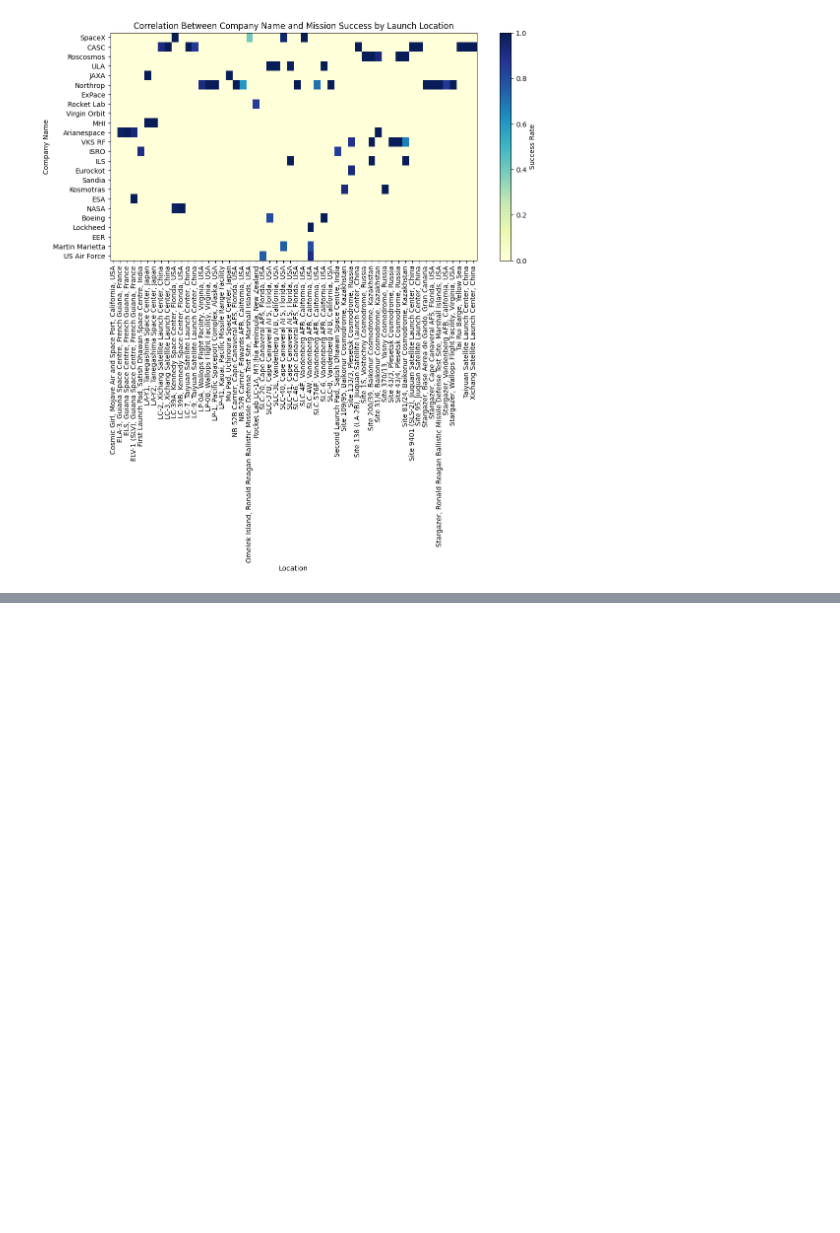
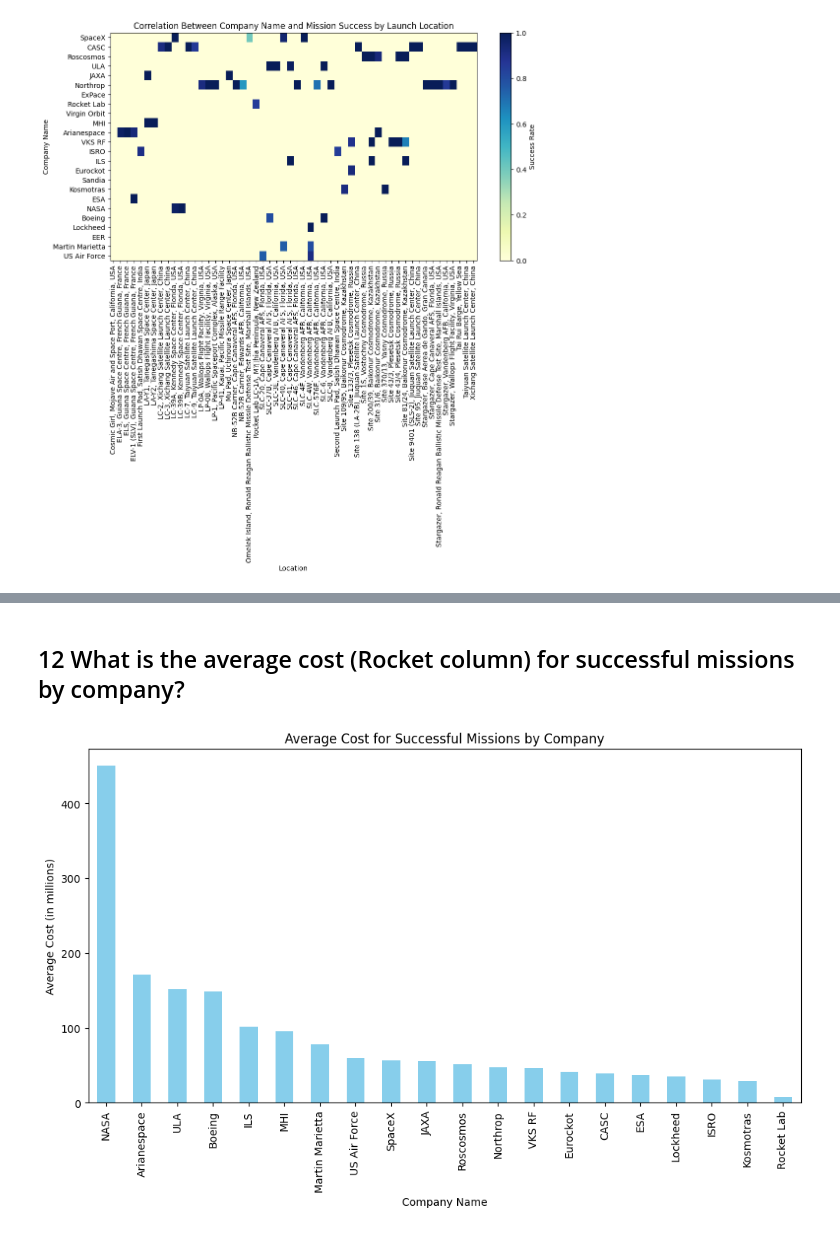
Before and after one commit to debarshee2004/space, a Jupyter notebook: src/main.ipynb, the cells around one changed output, grey strips where cells are left out. Drawn from its saved outputs; the diff is of its cells as text; code cells hidden in the pictures; blank space fills up the shorter version.

```diff
--- a/src/main.ipynb
+++ b/src/main.ipynb
@@ -462,0 +516,30 @@ plt.show()
+# %% [markdown]
+## 12 What is the average cost (Rocket column) for successful missions by company?
+# %%
+# Filter the dataset to include only successful missions
+successful_missions = df[df['Status Mission'] == 'Success']
+
+# Remove rows with missing 'Rocket' cost data
+successful_missions = successful_missions.dropna(subset=[' Rocket'])
+
+# Convert the ' Rocket' column to string and then to numeric (removing commas)
+successful_missions[' Rocket'] = successful_missions[' Rocket'].astype(str).str.replace(',', '', regex=True).astype(float)
+
+# Calculate the average cost for successful missions by company
+average_cost_by_company = successful_missions.groupby('Company Name')[' Rocket'].mean()
+
+# Sort companies by average cost (highest to lowest)
+average_cost_by_company = average_cost_by_company.sort_values(ascending=False)
+
+# Plot the data
+plt.figure(figsize=(12, 6))
+average_cost_by_company.plot(kind='bar', color='skyblue')
+plt.title('Average Cost for Successful Missions by Company')
+plt.xlabel('Company Name')
+plt.ylabel('Average Cost (in millions)')
+plt.xticks(rotation=90)  # Rotate x-axis labels for better readability
+
+# Display the plot
+plt.show()
+# %% [output]
+[figure, added]
```
Also changed, not shown: parts of 4 cells of this notebook.
